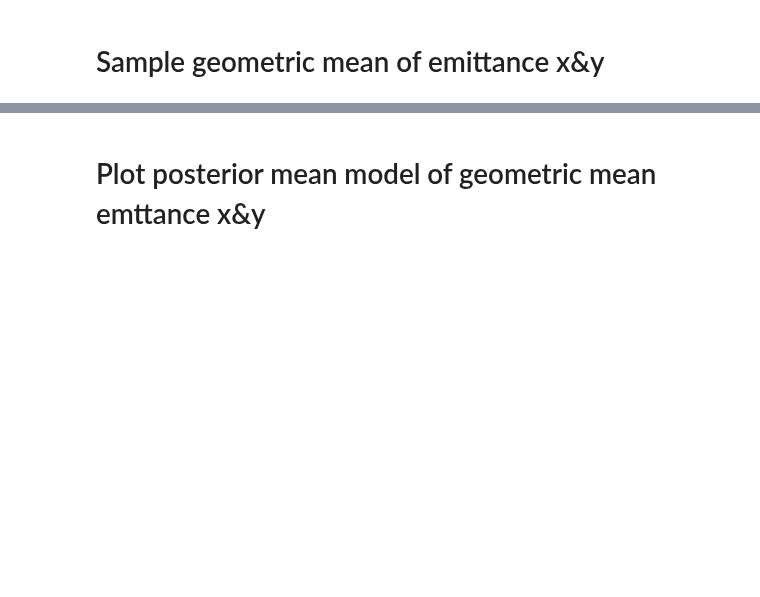
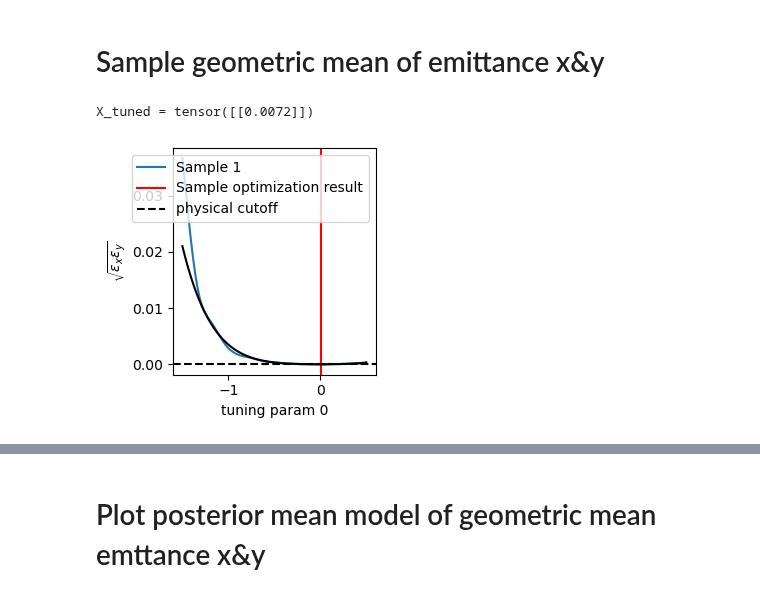
Before and after one commit to roussel-ryan/emitopt, a Jupyter notebook: examples/bax-emittance-xy-minimization-toy-model-2d-PAPERFIG.ipynb, the cells around one changed output, grey strips where cells are left out. Saved outputs shown, nothing was run; the diff lists cells and outputs as text; code cells hidden in the pictures; blank space fills up the shorter version.

```diff
--- a/examples/bax-emittance-xy-minimization-toy-model-2d-PAPERFIG.ipynb
+++ b/examples/bax-emittance-xy-minimization-toy-model-2d-PAPERFIG.ipynb
@@ -494,3 +320,0 @@ if ndim==2:
-# %%
-from emitopt.plot_utils import plot_virtual_emittance_vs_tuning
-fig, axs = plot_virtual_emittance_vs_tuning(optimizer, torch.tensor([[0.,0.,0.]]))
@@ -579,20 +626,23 @@ print('mean:', X_tuned.mean(dim=0))
 # %%
 from emitopt.plot_utils import plot_pathwise_sample_emittance_minimization_results
 sid = 1
 X_tuned = optimizer.generator.algorithm_results['x_tuning_best'][sid:sid+1, 0, :]
 
 fig, axs = plot_pathwise_sample_emittance_minimization_results(optimizer, sid)#, ground_truth_emittance_fn=ground_truth_geometric_mean_emittance)
+
+
+
 X_tuning_scan = X_tuned.repeat(100,1)
 ls = torch.linspace(*optimizer.vocs.bounds.T[0],100)
-# ls = torch.linspace(-1,1,100)
 X_tuning_scan[:,i] = ls
 gt_emit_xy = ground_truth_geometric_mean_emittance(emit_min=gt_emit_min, x_tuning=X_tuning_scan)
-print(ls.shape)
-print(X_tuning_scan.shape)
 for ax in axs:
     ax.plot(ls, gt_emit_xy**4, c='k', label='ground truth')
 #     ax.set_xlim(-0.2,0.2)
-    ax.set_ylim(0,0.0000005)
+#     ax.set_ylim(0,0.0000005)
+# %% [output]
+X_tuned = tensor([[0.0072]])
+[figure, added]
 # %%
 from emitopt.plot_utils import post_path_emit_squared_thick_quad
 
```
Also changed, not shown: parts of 18 cells of this notebook, 3 other files.
